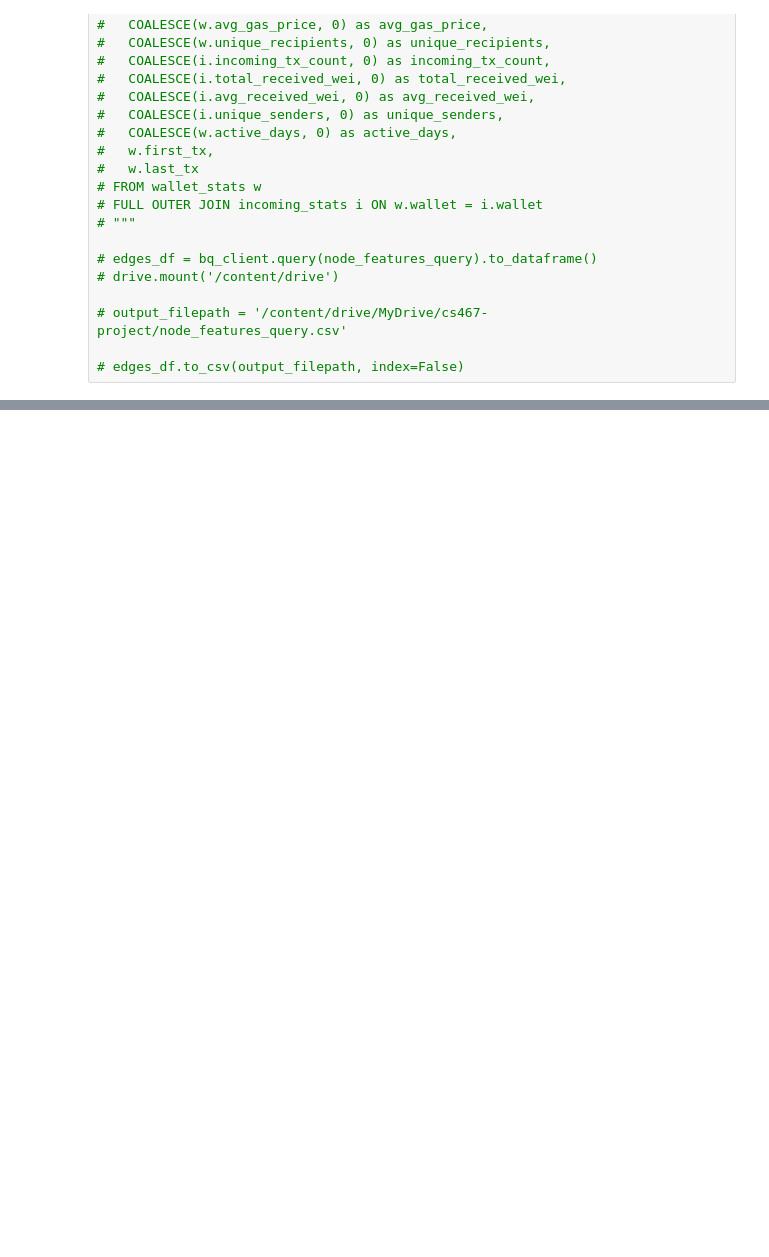
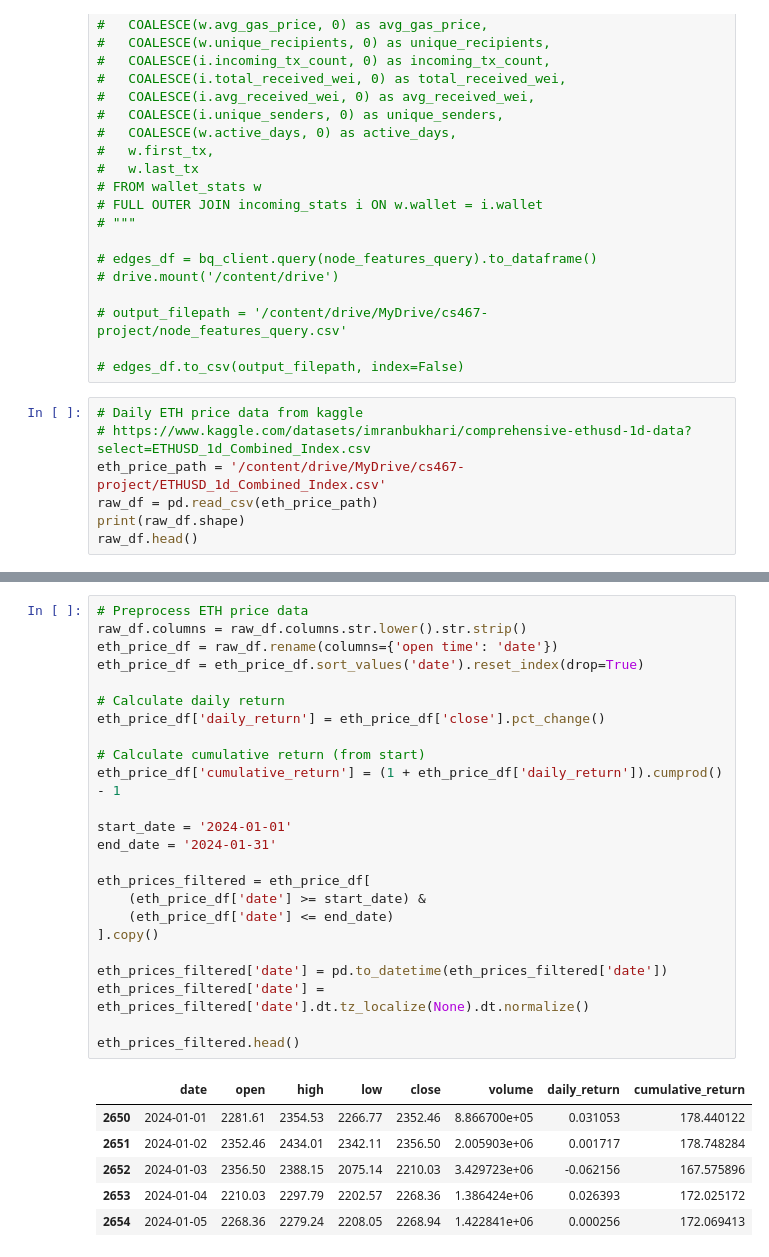
Before and after one commit to RealEdwardS/cs467-project, a Jupyter notebook: main.ipynb, the cells around one changed output, grey strips where cells are left out. Drawn from its saved outputs; the diff is of its cells as text; blank space fills up the shorter version.

```diff
--- a/main.ipynb
+++ b/main.ipynb
@@ -102,3 +136,10 @@ bq_clinet = bigquery.Client(project = project_id)
 # output_filepath = '/content/drive/MyDrive/cs467-project/node_features_query.csv'
 
 # edges_df.to_csv(output_filepath, index=False)
+# %%
+# Daily ETH price data from kaggle
+# https://www.kaggle.com/datasets/imranbukhari/comprehensive-ethusd-1d-data?select=ETHUSD_1d_Combined_Index.csv
+eth_price_path = '/content/drive/MyDrive/cs467-project/ETHUSD_1d_Combined_Index.csv'
+raw_df = pd.read_csv(eth_price_path)
+print(raw_df.shape)
+raw_df.head()
@@ -104,0 +154,31 @@ bq_clinet = bigquery.Client(project = project_id)
+# %%
+# Preprocess ETH price data
+raw_df.columns = raw_df.columns.str.lower().str.strip()
+eth_price_df = raw_df.rename(columns={'open time': 'date'})
+eth_price_df = eth_price_df.sort_values('date').reset_index(drop=True)
+
+# Calculate daily return
+eth_price_df['daily_return'] = eth_price_df['close'].pct_change()
+
+# Calculate cumulative return (from start)
+eth_price_df['cumulative_return'] = (1 + eth_price_df['daily_return']).cumprod() - 1
+
+start_date = '2024-01-01'
+end_date = '2024-01-31'
+
+eth_prices_filtered = eth_price_df[
+    (eth_price_df['date'] >= start_date) &
+    (eth_price_df['date'] <= end_date)
+].copy()
+
+eth_prices_filtered['date'] = pd.to_datetime(eth_prices_filtered['date'])
+eth_prices_filtered['date'] = eth_prices_filtered['date'].dt.tz_localize(None).dt.normalize()
+
+eth_prices_filtered.head()
+# %% [output]
+|  | date | open | high | low | close | volume | daily_return | cumulative_return |
+| 2650 | 2024-01-01 | 2281.61 | 2354.53 | 2266.77 | 2352.46 | 8.866700e+05 | 0.031053 | 178.440122 |
+| 2651 | 2024-01-02 | 2352.46 | 2434.01 | 2342.11 | 2356.50 | 2.005903e+06 | 0.001717 | 178.748284 |
+| 2652 | 2024-01-03 | 2356.50 | 2388.15 | 2075.14 | 2210.03 | 3.429723e+06 | -0.062156 | 167.575896 |
+| 2653 | 2024-01-04 | 2210.03 | 2297.79 | 2202.57 | 2268.36 | 1.386424e+06 | 0.026393 | 172.025172 |
+| 2654 | 2024-01-05 | 2268.36 | 2279.24 | 2208.05 | 2268.94 | 1.422841e+06 | 0.000256 | 172.069413 |
```
Also changed, not shown: parts of 12 cells of this notebook.
